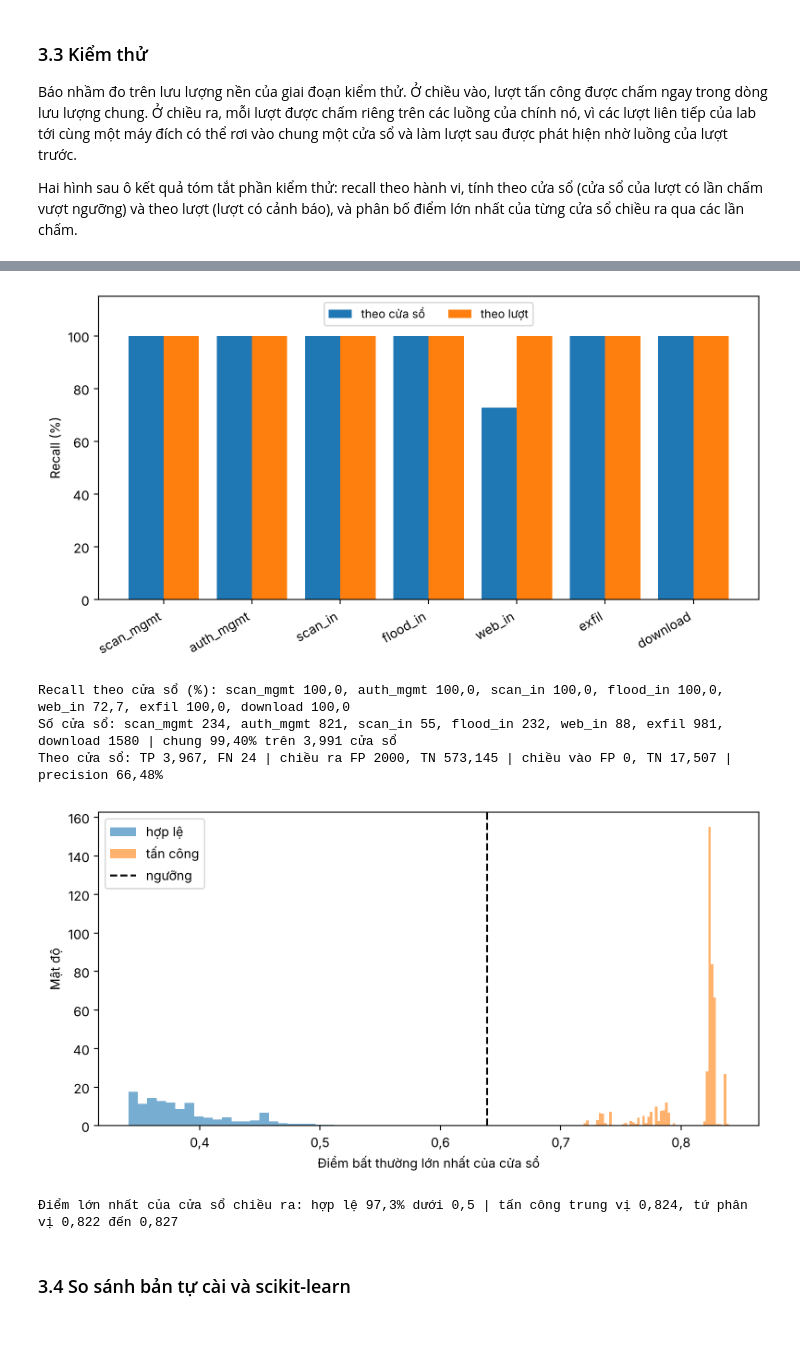
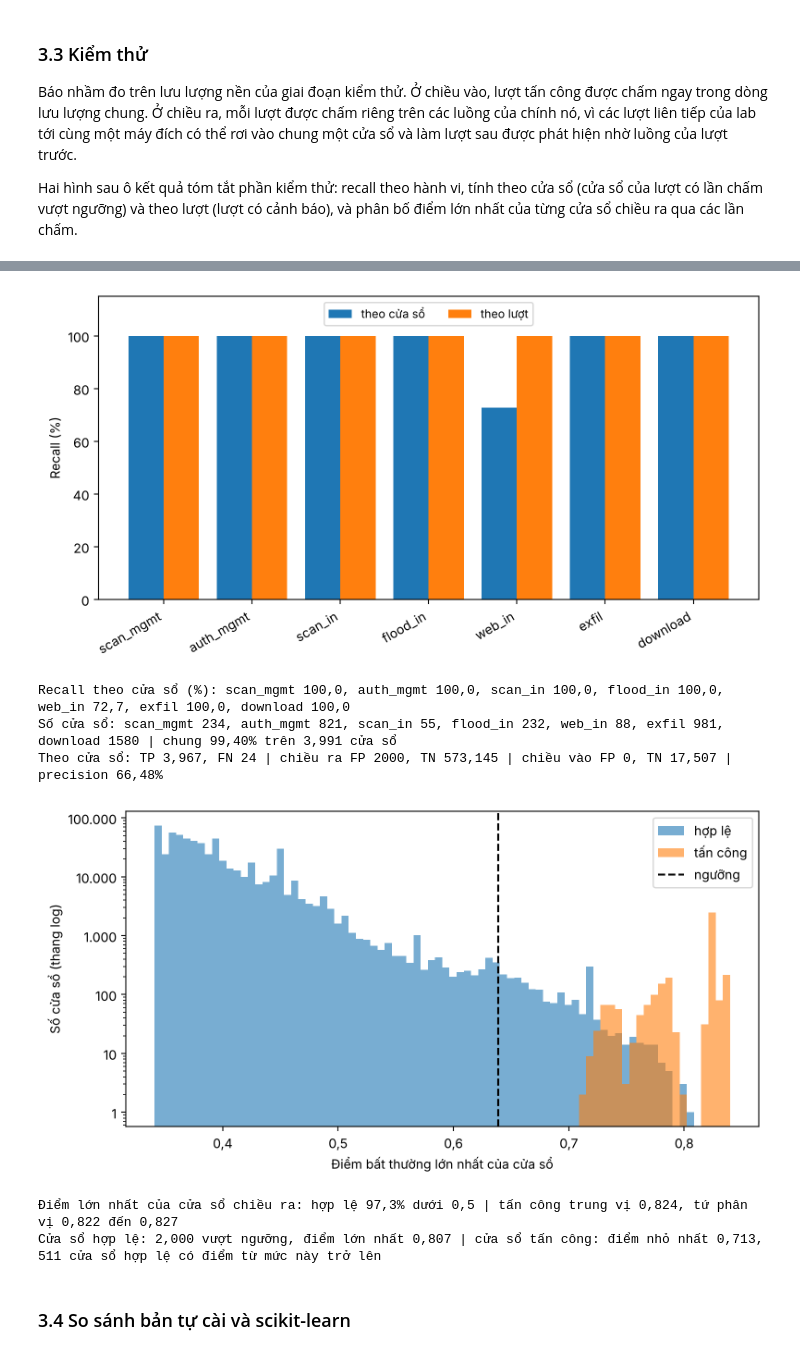
Before and after one commit to hoanganh-net/KLTN-IsolationForest-Suricata, a Jupyter notebook: 1_KLTN_BehaviorIF.ipynb, the cells around one changed output, grey strips where cells are left out. Cells and saved outputs as stored; diff of their text form; code cells hidden in the pictures.

Commit message:
Hình phân bố điểm của Behavior-IF: trục dọc là số cửa sổ theo thang log để thấy phần đuôi của nhóm hợp lệ quanh ngưỡng

```diff
--- a/1_KLTN_BehaviorIF.ipynb
+++ b/1_KLTN_BehaviorIF.ipynb
@@ -256,39 +256,47 @@ ax.set_ylabel("Recall (%)")
 ax.legend(loc="upper center", ncol=2, fontsize=9)
 plt.tight_layout()
 fig.savefig("docs/behavior_if_recall.png", dpi=220)
 plt.show()
 print("Recall theo cửa sổ (%):", ", ".join(f"{b} {so(100 * CS.loc[b, 'mean'])}" for b in hv))
 print("Số cửa sổ:", ", ".join(f"{b} {int(CS.loc[b, 'size'])}" for b in hv),
       f"| chung {so(100 * pd.DataFrame(cua_so)[1].mean(), 2)}% trên {len(cua_so):,} cửa sổ")
 tp = sum(v for _, v in cua_so)
 fp = {d: NEN[d]["cửa sổ vượt ngưỡng"] for d in ("out", "in")}
 print(f"Theo cửa sổ: TP {tp:,}, FN {len(cua_so) - tp} | chiều ra FP {fp['out']}, TN {NEN['out']['cửa sổ bình thường'] - fp['out']:,} | "
       f"chiều vào FP {fp['in']}, TN {NEN['in']['cửa sổ bình thường'] - fp['in']:,} | "
       f"precision {so(100 * tp / (tp + fp['out'] + fp['in']), 2)}%")
 
 # Phân bố điểm lớn nhất của từng cửa sổ chiều ra trên tập kiểm thử
 lon_nhat = lambda Q: np.maximum.reduceat(Q["s"], Q["lo"])
+# Trục dọc là số cửa sổ theo thang log: nhóm hợp lệ đông gấp hàng trăm lần nhóm tấn công, vẽ theo mật độ thì không thấy phần
+# đuôi của nhóm hợp lệ, tức phần quyết định vị trí của ngưỡng
+hl, tc = lon_nhat(QT["out"]), lon_nhat(QA)
+bins = np.linspace(min(hl.min(), tc.min()), max(hl.max(), tc.max()), 81)
 fig, ax = plt.subplots(figsize=(8, 4.2))
-ax.hist(lon_nhat(QT["out"]), bins=60, alpha=0.6, density=True, label="hợp lệ")
-ax.hist(lon_nhat(QA), bins=60, alpha=0.6, density=True, label="tấn công")
+ax.hist(hl, bins=bins, alpha=0.6, label="hợp lệ")
+ax.hist(tc, bins=bins, alpha=0.6, label="tấn công")
 ax.axvline(THR["out"], color="k", ls="--", label="ngưỡng")
+ax.set_yscale("log")
 ax.set_xlabel("Điểm bất thường lớn nhất của cửa sổ")
-ax.set_ylabel("Mật độ")
+ax.set_ylabel("Số cửa sổ (thang log)")
 ax.legend()
 ax.xaxis.set_major_formatter(FuncFormatter(lambda v, p: so(v)))
+ax.yaxis.set_major_formatter(FuncFormatter(lambda v, p: f"{int(v):,}".replace(",", ".") if v >= 1 else ""))
 plt.tight_layout()
 fig.savefig("docs/behavior_if_phan_bo_diem.png", dpi=220)
 plt.show()
-hl, tc = lon_nhat(QT["out"]), lon_nhat(QA)
 print(f"Điểm lớn nhất của cửa sổ chiều ra: hợp lệ {so(100 * (hl < 0.5).mean())}% dưới 0,5 | tấn công trung vị {so(np.median(tc), 3)}, "
       f"tứ phân vị {so(np.quantile(tc, .25), 3)} đến {so(np.quantile(tc, .75), 3)}")
+print(f"Cửa sổ hợp lệ: {(hl > THR['out']).sum():,} vượt ngưỡng, điểm lớn nhất {so(hl.max(), 3)} | cửa sổ tấn công: điểm nhỏ nhất {so(tc.min(), 3)}, "
+      f"{(hl >= tc.min()).sum():,} cửa sổ hợp lệ có điểm từ mức này trở lên")
 # %% [output]
 [figure]
 Recall theo cửa sổ (%): scan_mgmt 100,0, auth_mgmt 100,0, scan_in 100,0, flood_in 100,0, web_in 72,7, exfil 100,0, download 100,0
 Số cửa sổ: scan_mgmt 234, auth_mgmt 821, scan_in 55, flood_in 232, web_in 88, exfil 981, download 1580 | chung 99,40% trên 3,991 cửa sổ
 Theo cửa sổ: TP 3,967, FN 24 | chiều ra FP 2000, TN 573,145 | chiều vào FP 0, TN 17,507 | precision 66,48%
-[figure, old version]
+[figure, new version]
 Điểm lớn nhất của cửa sổ chiều ra: hợp lệ 97,3% dưới 0,5 | tấn công trung vị 0,824, tứ phân vị 0,822 đến 0,827
+Cửa sổ hợp lệ: 2,000 vượt ngưỡng, điểm lớn nhất 0,807 | cửa sổ tấn công: điểm nhỏ nhất 0,713, 511 cửa sổ hợp lệ có điểm từ mức này trở lên
 # %% [markdown]
 ### 3.4 So sánh bản tự cài và scikit-learn
 # %%
```
Also changed, not shown: parts of 3 cells of this notebook, 1 other file.
